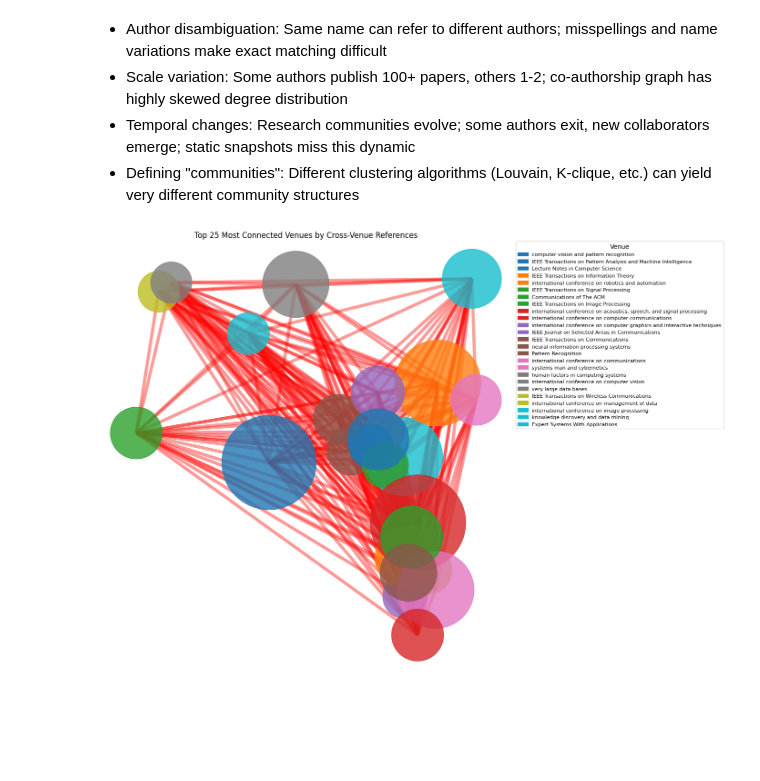
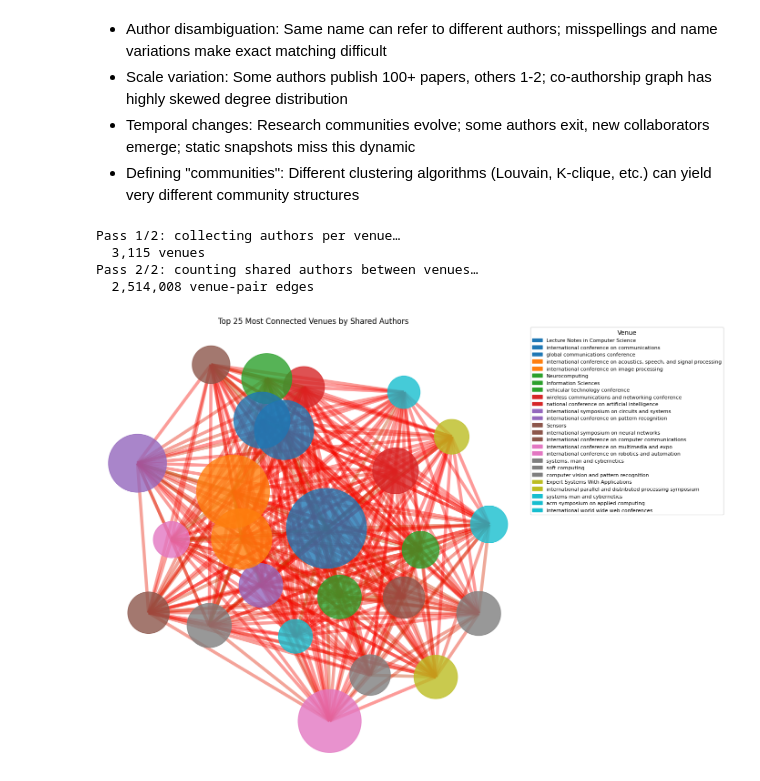
Before and after one commit to alesss-b/Data-Science-I-Group-Project, a Jupyter notebook: co-authorship_network_and_research_community_detection.ipynb, the cells around one changed output. Drawn from its saved outputs; the diff is of its cells as text; code cells hidden in the pictures; blank space fills up the shorter version.

```diff
--- a/co-authorship_network_and_research_community_detection.ipynb
+++ b/co-authorship_network_and_research_community_detection.ipynb
@@ -74,48 +77,61 @@ papers = pd.read_pickle('cleaned_dataset.pkl')
 # %%
 """Task 1: Map Co-Author Networks Within and Across Venues/Conferences
 
-    Task 1.a: Build a graph where nodes are venues and edges represent cross-venue citations. Analyze the graph to identify clusters of closely related venues and visualize the relationships.
+    Task 1.a: Build a graph where nodes are venues and edges connect venues that share authors.
+    Edge weight = number of authors who have published in both venues. This surfaces venues that
+    are linked through shared researchers.
 """
 
 sample_set = papers[
     papers['venue'].notna()
     & (papers['venue'].astype(str).str.strip() != '')
-    & (papers['n_citation'] > 0)
-    & papers['references'].notna()
+    & papers['authors'].notna()
 ]
 
 
-# Build venue-level graph based on cross-venue references
-venue_published = {}
-venue_referenced = {}
+# Build venue -> set of authors and venue -> paper count in a single pass
+print("Pass 1/2: collecting authors per venue…")
+venue_authors = defaultdict(set)
+venue_paper_count = defaultdict(int)
 
 for paper in sample_set.itertuples():
     venue = paper.venue
-    if venue not in venue_published:
-        venue_published[venue] = []
-        venue_referenced[venue] = []
-    venue_published[venue].append(paper.id)
-    if isinstance(paper.references, list):
-        venue_referenced[venue].extend(paper.references)
+    venue_paper_count[venue] += 1
+    if isinstance(paper.authors, list):
+        for a in paper.authors[:MAX_AUTHORS_PER_PAPER]:
+            venue_authors[venue].add(a)
 
-# paper_id → venue index
-paper_to_venue = {pid: venue for venue, pids in venue_published.items() for pid in pids}
+print(f"  {len(venue_authors):,} venues")
+
+# Invert: author -> list of venues they appear in
+print("Pass 2/2: counting shared authors between venues…")
+author_venues = defaultdict(list)
+for v, authors in venue_authors.items():
+    for a in authors:
+        author_venues[a].append(v)
+
+# Each author who publishes in ≥2 venues contributes +1 to every pair of those venues
+edge_weights = defaultdict(int)
+for venues in author_venues.values():
+    if len(venues) < 2:
+        continue
+    venues.sort()
+    for i in range(len(venues)):
+        vi = venues[i]
+        for j in range(i + 1, len(venues)):
+            edge_weights[(vi, venues[j])] += 1
+
+print(f"  {len(edge_weights):,} venue-pair edges")
+del author_venues, venue_authors
+gc.collect()
 
 venue_graph = nx.Graph()
-for venue, pids in venue_published.items():
-    venue_graph.add_node(venue, size=len(pids))
-
-# Count cross-venue references
-edge_weights = {}
-for src_venue, refs in venue_referenced.items():
-    for ref_id in refs:
-        tgt_venue = paper_to_venue.get(ref_id)
-        if tgt_venue and tgt_venue != src_venue:
-            key = (min(src_venue, tgt_venue), max(src_venue, tgt_venue))
-            edge_weights[key] = edge_weights.get(key, 0) + 1
-
+for venue, count in venue_paper_count.items():
+    venue_graph.add_node(venue, size=count)
 for (v1, v2), weight in edge_weights.items():
     venue_graph.add_edge(v1, v2, weight=weight)
+del edge_weights
+gc.collect()
 
 
 # Filter to top N venues by weighted degree
@@ -130,36 +146,38 @@ nodes = list(subgraph.nodes())
 max_weight = max((d['weight'] for _, _, d in subgraph.edges(data=True)), default=1)
 no_edge_dist = 10.0 / max_weight
 
 layout_graph = nx.complete_graph(len(nodes))
 layout_graph = nx.relabel_nodes(layout_graph, dict(enumerate(nodes)))
 for u, v in layout_graph.edges():
     if subgraph.has_edge(u, v):
         layout_graph[u][v]['weight'] = 1.0 / subgraph[u][v]['weight']
     else:
         layout_graph[u][v]['weight'] = no_edge_dist
 
 pos = nx.kamada_kawai_layout(layout_graph, weight='weight')
 
 plt.figure(figsize=(14, 10))
-node_sizes = [subgraph.nodes[n]['size'] for n in subgraph.nodes()]
-edge_widths = [subgraph[u][v]['weight'] / 10 for u, v in subgraph.edges()]
+node_sizes = [subgraph.nodes[n]['size'] / 2 for n in subgraph.nodes()]
 node_colors = [venue_colors[n] for n in subgraph.nodes()]
 
 weights = np.array([subgraph[u][v]['weight'] for u, v in subgraph.edges()], dtype=float)
 norm_weights = (weights - weights.min()) / (weights.max() - weights.min()) if weights.max() > weights.min() else np.zeros_like(weights)
 edge_colors = [(1 - w, w, 0, 1) for w in norm_weights]
 
 nx.draw_networkx_edges(subgraph, pos, width=5, alpha=0.4, edge_color=edge_colors)
 nx.draw_networkx_nodes(subgraph, pos, node_size=node_sizes, alpha=0.8, node_color=node_colors)
 
-from matplotlib.patches import Patch
 legend_handles = [Patch(color=venue_colors[v], label=v) for v in top_venues]
 plt.legend(handles=legend_handles, loc='upper left', bbox_to_anchor=(1.01, 1), borderaxespad=0, fontsize=8, title='Venue')
 
-plt.title(f'Top {TOP_N} Most Connected Venues by Cross-Venue References')
+plt.title(f'Top {TOP_N} Most Connected Venues by Shared Authors')
 plt.axis('off')
 plt.tight_layout()
 plt.show()
 # %% [output]
+Pass 1/2: collecting authors per venue…
+  3,115 venues
+Pass 2/2: counting shared authors between venues…
+  2,514,008 venue-pair edges
-[figure, old version]
+[figure, new version]
 # %%
```
Also changed, not shown: parts of 8 cells of this notebook, 7 other files.
